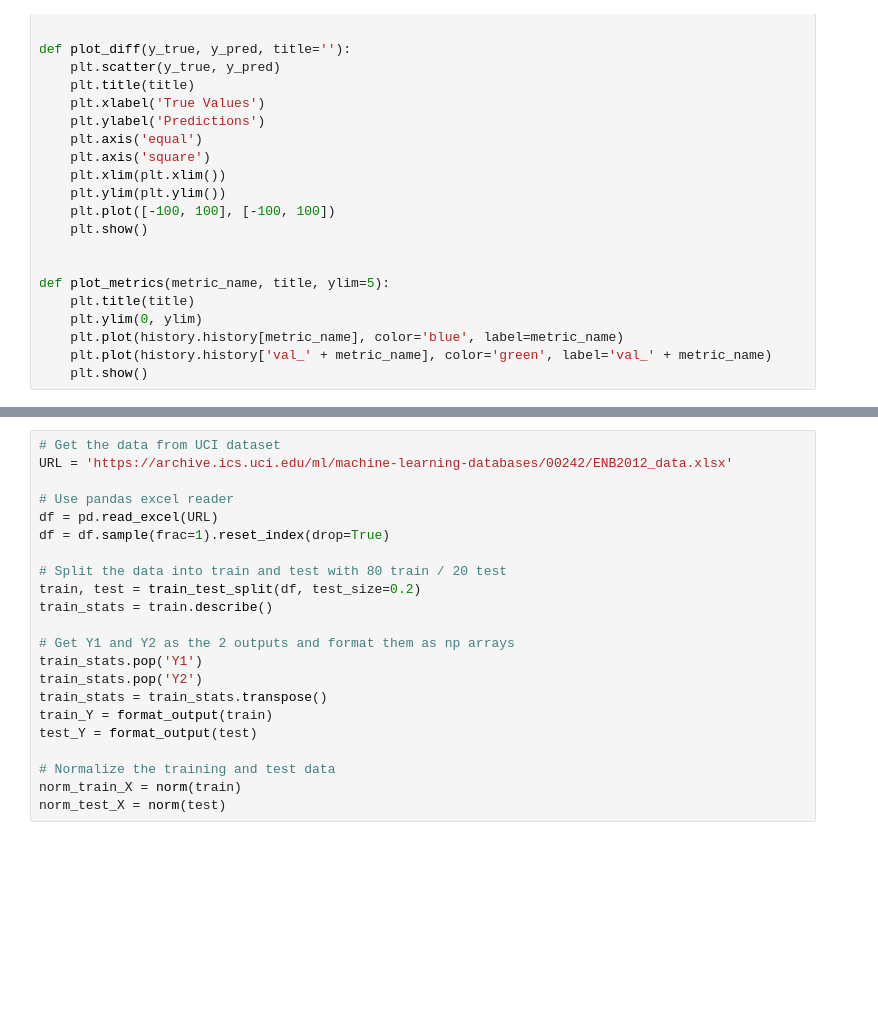
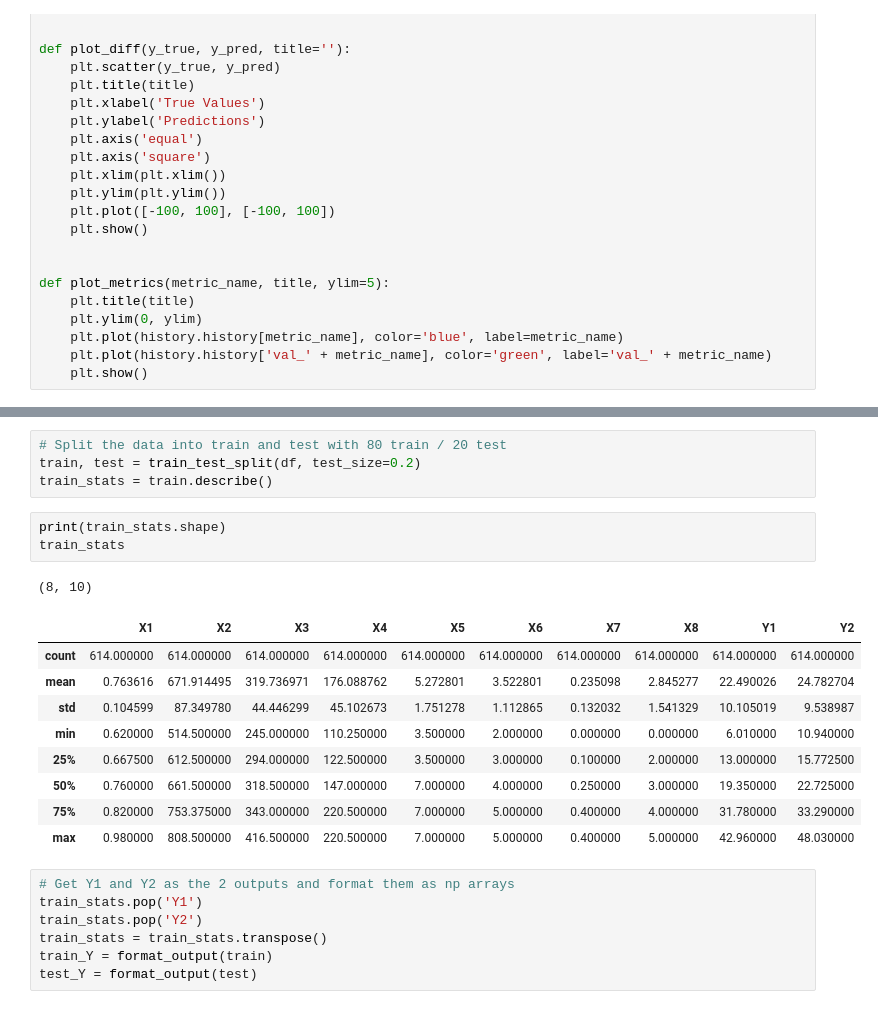
Before and after one commit to lalitpandey02/PythonNotebooks, a Jupyter notebook: Func_API_Multi_output_model.ipynb, the cells around one changed output, grey strips where cells are left out. Saved outputs shown, nothing was run; the diff lists cells and outputs as text; blank space fills up the shorter version.

```diff
--- a/Func_API_Multi_output_model.ipynb
+++ b/Func_API_Multi_output_model.ipynb
@@ -47,22 +80,25 @@ def plot_metrics(metric_name, title, ylim=5):
+# %%
+# Split the data into train and test with 80 train / 20 test
+train, test = train_test_split(df, test_size=0.2)
+train_stats = train.describe()
+# %%
+print(train_stats.shape)
+train_stats
+# %% [output]
+(8, 10)
+|  | X1 | X2 | X3 | X4 | X5 | X6 | X7 | X8 | Y1 | Y2 |
+| count | 614.000000 | 614.000000 | 614.000000 | 614.000000 | 614.000000 | 614.000000 | 614.000000 | 614.000000 | 614.000000 | 614.000000 |
+| mean | 0.763616 | 671.914495 | 319.736971 | 176.088762 | 5.272801 | 3.522801 | 0.235098 | 2.845277 | 22.490026 | 24.782704 |
+| std | 0.104599 | 87.349780 | 44.446299 | 45.102673 | 1.751278 | 1.112865 | 0.132032 | 1.541329 | 10.105019 | 9.538987 |
+| min | 0.620000 | 514.500000 | 245.000000 | 110.250000 | 3.500000 | 2.000000 | 0.000000 | 0.000000 | 6.010000 | 10.940000 |
+| 25% | 0.667500 | 612.500000 | 294.000000 | 122.500000 | 3.500000 | 3.000000 | 0.100000 | 2.000000 | 13.000000 | 15.772500 |
+| 50% | 0.760000 | 661.500000 | 318.500000 | 147.000000 | 7.000000 | 4.000000 | 0.250000 | 3.000000 | 19.350000 | 22.725000 |
+| 75% | 0.820000 | 753.375000 | 343.000000 | 220.500000 | 7.000000 | 5.000000 | 0.400000 | 4.000000 | 31.780000 | 33.290000 |
+| max | 0.980000 | 808.500000 | 416.500000 | 220.500000 | 7.000000 | 5.000000 | 0.400000 | 5.000000 | 42.960000 | 48.030000 |
 # %%
-# Get the data from UCI dataset
-URL = 'https://archive.ics.uci.edu/ml/machine-learning-databases/00242/ENB2012_data.xlsx'
-
-# Use pandas excel reader
-df = pd.read_excel(URL)
-df = df.sample(frac=1).reset_index(drop=True)
-
-# Split the data into train and test with 80 train / 20 test
-train, test = train_test_split(df, test_size=0.2)
-train_stats = train.describe()
-
 # Get Y1 and Y2 as the 2 outputs and format them as np arrays
 train_stats.pop('Y1')
 train_stats.pop('Y2')
 train_stats = train_stats.transpose()
 train_Y = format_output(train)
 test_Y = format_output(test)
-
-# Normalize the training and test data
-norm_train_X = norm(train)
-norm_test_X = norm(test)
```
Also changed, not shown: parts of 13 cells of this notebook.
